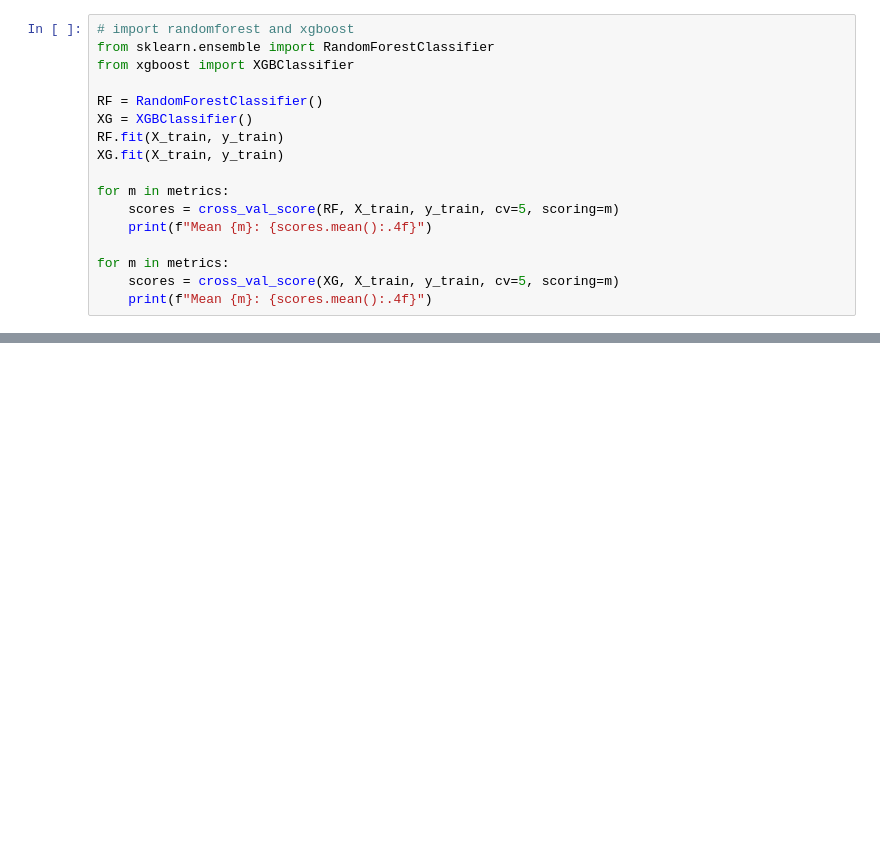
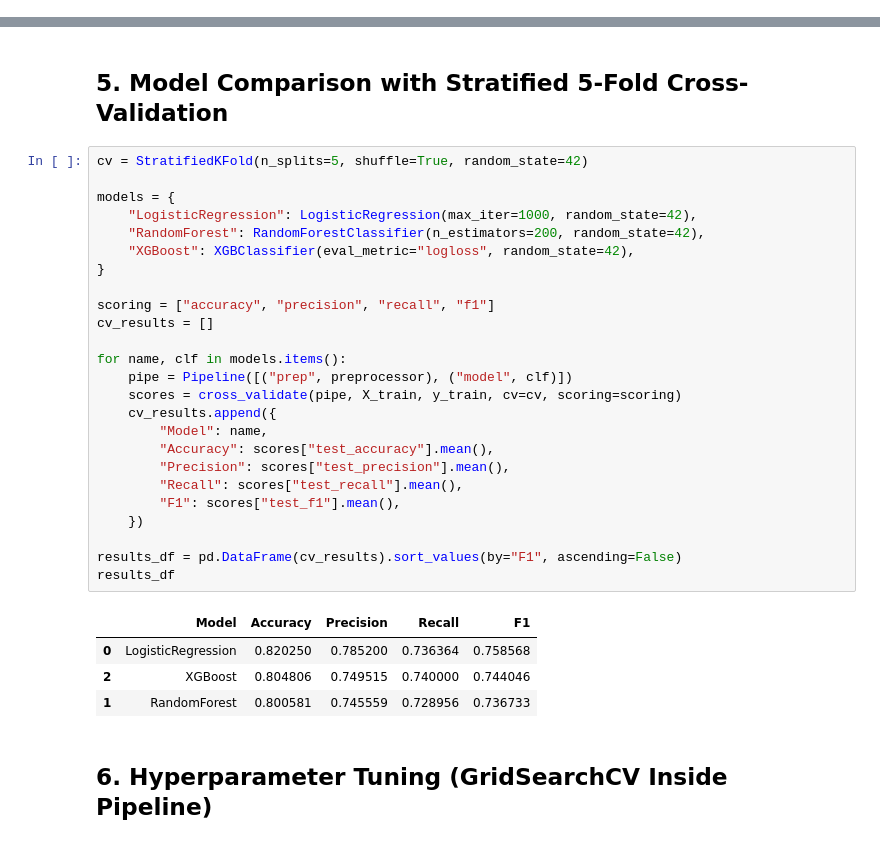
Before and after one commit to Imanehaiidar/Titanic_ML, a Jupyter notebook: titanic_ML.ipynb, the cells around one changed output, grey strips where cells are left out. Cells and saved outputs as stored; diff of their text form; blank space fills up the shorter version.

```diff
--- a/titanic_ML.ipynb
+++ b/titanic_ML.ipynb
@@ -190,17 +0,0 @@ This shows that the model at first was using the best C
-# %%
-# import randomforest and xgboost
-from sklearn.ensemble import RandomForestClassifier
-from xgboost import XGBClassifier
-
-RF = RandomForestClassifier()
-XG = XGBClassifier()
-RF.fit(X_train, y_train)
-XG.fit(X_train, y_train)
-
-for m in metrics:
-    scores = cross_val_score(RF, X_train, y_train, cv=5, scoring=m)
-    print(f"Mean {m}: {scores.mean():.4f}")
-
-for m in metrics:
-    scores = cross_val_score(XG, X_train, y_train, cv=5, scoring=m)
-    print(f"Mean {m}: {scores.mean():.4f}")
@@ -213,0 +189,34 @@ Mean recall: 0.6677
+# %% [markdown]
+## 5. Model Comparison with Stratified 5-Fold Cross-Validation
+# %%
+cv = StratifiedKFold(n_splits=5, shuffle=True, random_state=42)
+
+models = {
+    "LogisticRegression": LogisticRegression(max_iter=1000, random_state=42),
+    "RandomForest": RandomForestClassifier(n_estimators=200, random_state=42),
+    "XGBoost": XGBClassifier(eval_metric="logloss", random_state=42),
+}
+
+scoring = ["accuracy", "precision", "recall", "f1"]
+cv_results = []
+
+for name, clf in models.items():
+    pipe = Pipeline([("prep", preprocessor), ("model", clf)])
+    scores = cross_validate(pipe, X_train, y_train, cv=cv, scoring=scoring)
+    cv_results.append({
+        "Model": name,
+        "Accuracy": scores["test_accuracy"].mean(),
+        "Precision": scores["test_precision"].mean(),
+        "Recall": scores["test_recall"].mean(),
+        "F1": scores["test_f1"].mean(),
+    })
+
+results_df = pd.DataFrame(cv_results).sort_values(by="F1", ascending=False)
+results_df
+# %% [output]
+|  | Model | Accuracy | Precision | Recall | F1 |
+| 0 | LogisticRegression | 0.820250 | 0.785200 | 0.736364 | 0.758568 |
+| 2 | XGBoost | 0.804806 | 0.749515 | 0.740000 | 0.744046 |
+| 1 | RandomForest | 0.800581 | 0.745559 | 0.728956 | 0.736733 |
+# %% [markdown]
+## 6. Hyperparameter Tuning (GridSearchCV Inside Pipeline)
```
Also changed, not shown: parts of 35 cells of this notebook.
